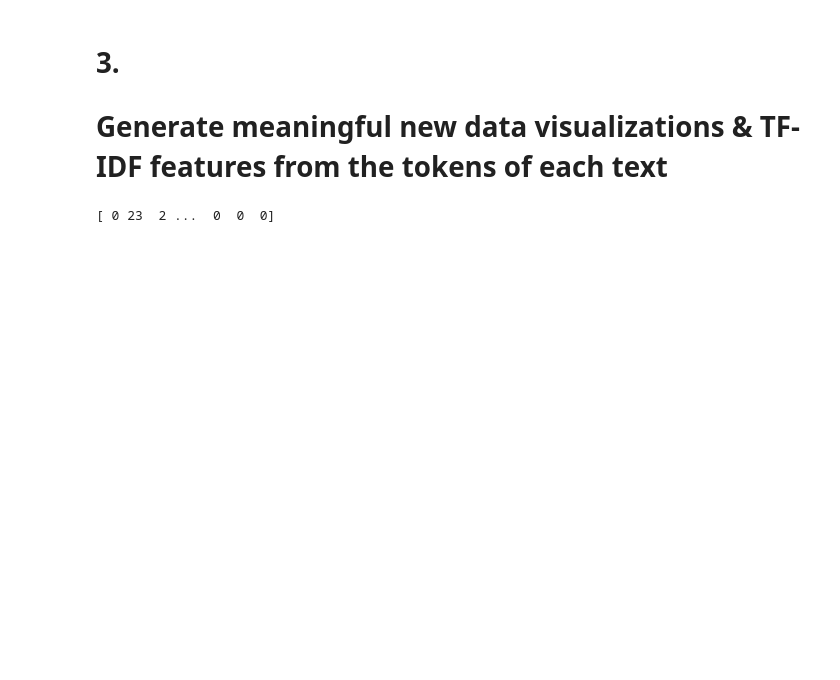
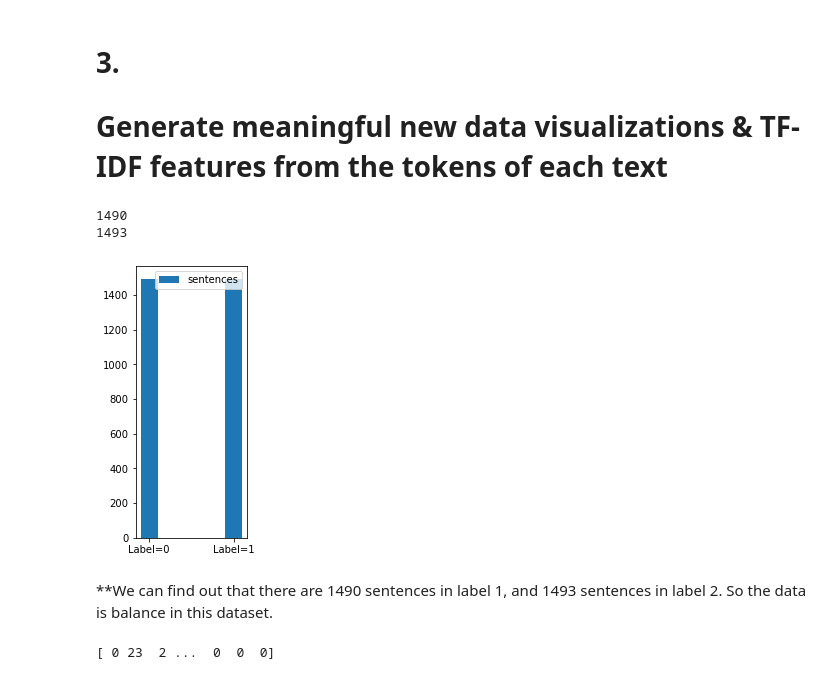
Before and after one commit to lilian5319229/DM2020-Lab1-Homework1, a Jupyter notebook: DM2020-Lab1-Homework.ipynb, the cells around one changed output. Cells and saved outputs as stored; diff of their text form; code cells hidden in the pictures; blank space fills up the shorter version.

```diff
--- a/DM2020-Lab1-Homework.ipynb
+++ b/DM2020-Lab1-Homework.ipynb
@@ -591,6 +591,28 @@ g.set_xticklabels(count_vect1.get_feature_names()[:300], rotation = 90);
 # %% [markdown]
 # 3.
 # Generate meaningful new data visualizations & TF-IDF features from the tokens of each text
+# %%
+#calculate number of sentences of both the positive and nagitive values
+sum_positive=sum(X_ND['Label'] == '1')
+print(sum_positive)
+sum_negitive=sum(X_ND['Label'] == '0')
+print(sum_negitive)
+sentences=[]
+sentences.append(sum_positive)
+sentences.append(sum_negitive)
+#plot the chart
+plt.figure(figsize = (2,5))
+x_axis=['Label=0','Label=1']
+fig = plt.bar(x_axis, sentences,0.2,label='sentences')
+plt.legend(loc=1)
+plt.show()
+# %% [output]
+1490
+1493
+[figure, added]
+# %% [markdown]
+**We can find out that there are 1490 sentences in label 1, and 1493 sentences in label 2.
+  So the data is balance in this dataset.
 # %%
 #calculate the frequency of each words where the label is '1'(positive)
 positive_term_frequencies = X_counts1[(X_ND['Label'] == '1').values].toarray().sum(axis=0)
```
Also changed, not shown: parts of 2 cells of this notebook.
